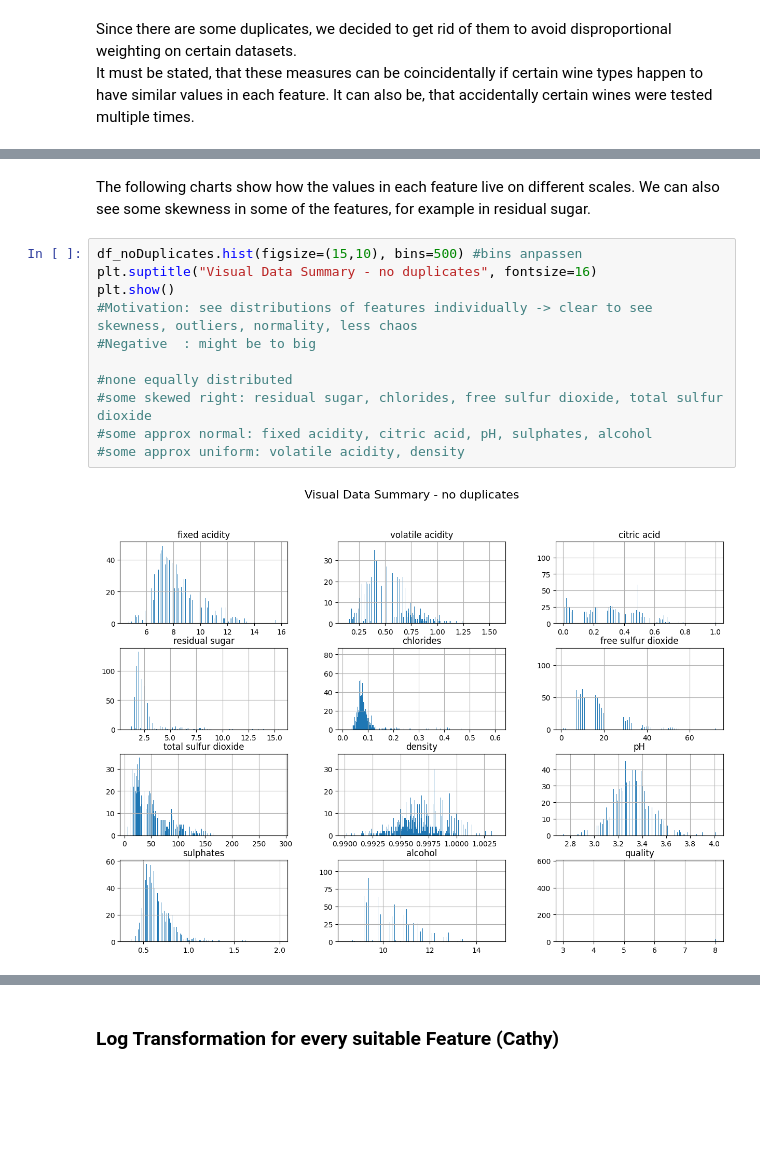
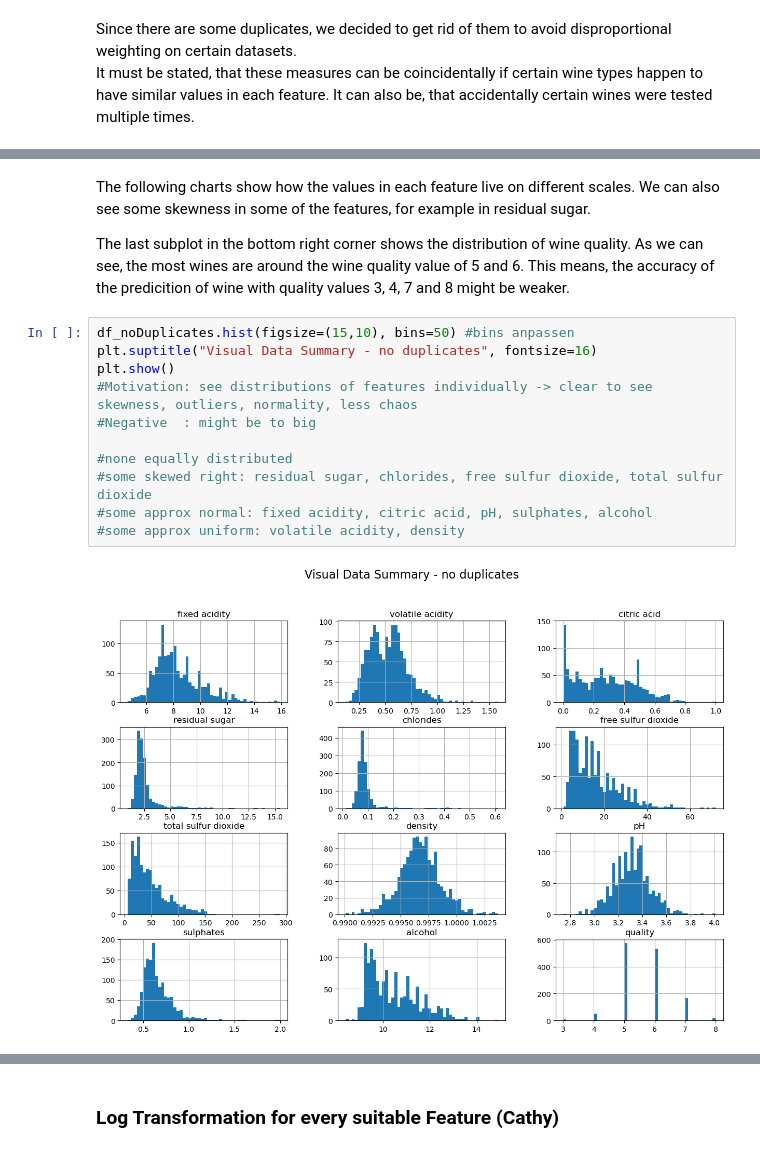
Before and after one commit to McRicecorn/NeuronaleNetze_WineQuality, a Jupyter notebook: Project1_Wine.ipynb, the cells around one changed output, grey strips where cells are left out. Saved outputs shown, nothing was run; the diff lists cells and outputs as text; blank space fills up the shorter version.

```diff
--- a/Project1_Wine.ipynb
+++ b/Project1_Wine.ipynb
@@ -163,15 +200,18 @@ Nachher  : (1359, 12)
 # %% [markdown]
 The following charts show how the values in each feature live on different scales. We can also see some skewness in some of the features, for example in residual sugar.
+
+The last subplot in the bottom right corner shows the distribution of wine quality. As we can see, the most wines are around the wine quality value of 5 and 6.
+This means, the accuracy of the predicition of wine with quality values 3, 4, 7 and 8 might be weaker.
 # %%
-df_noDuplicates.hist(figsize=(15,10), bins=500) #bins anpassen
+df_noDuplicates.hist(figsize=(15,10), bins=50) #bins anpassen
 plt.suptitle("Visual Data Summary - no duplicates", fontsize=16)
 plt.show()
 #Motivation: see distributions of features individually -> clear to see skewness, outliers, normality, less chaos
 #Negative  : might be to big
 
 #none equally distributed
 #some skewed right: residual sugar, chlorides, free sulfur dioxide, total sulfur dioxide
 #some approx normal: fixed acidity, citric acid, pH, sulphates, alcohol
 #some approx uniform: volatile acidity, density
 # %% [output]
-[figure, old version]
+[figure, new version]
```
Also changed, not shown: parts of 40 cells of this notebook.
